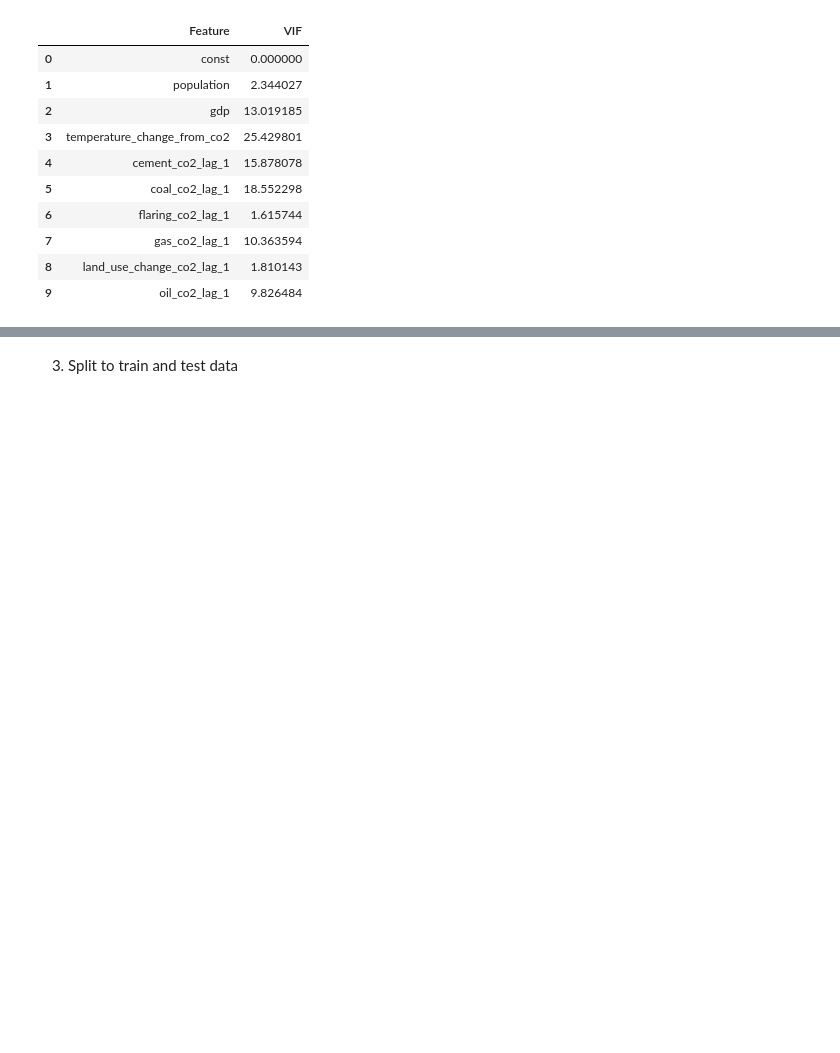
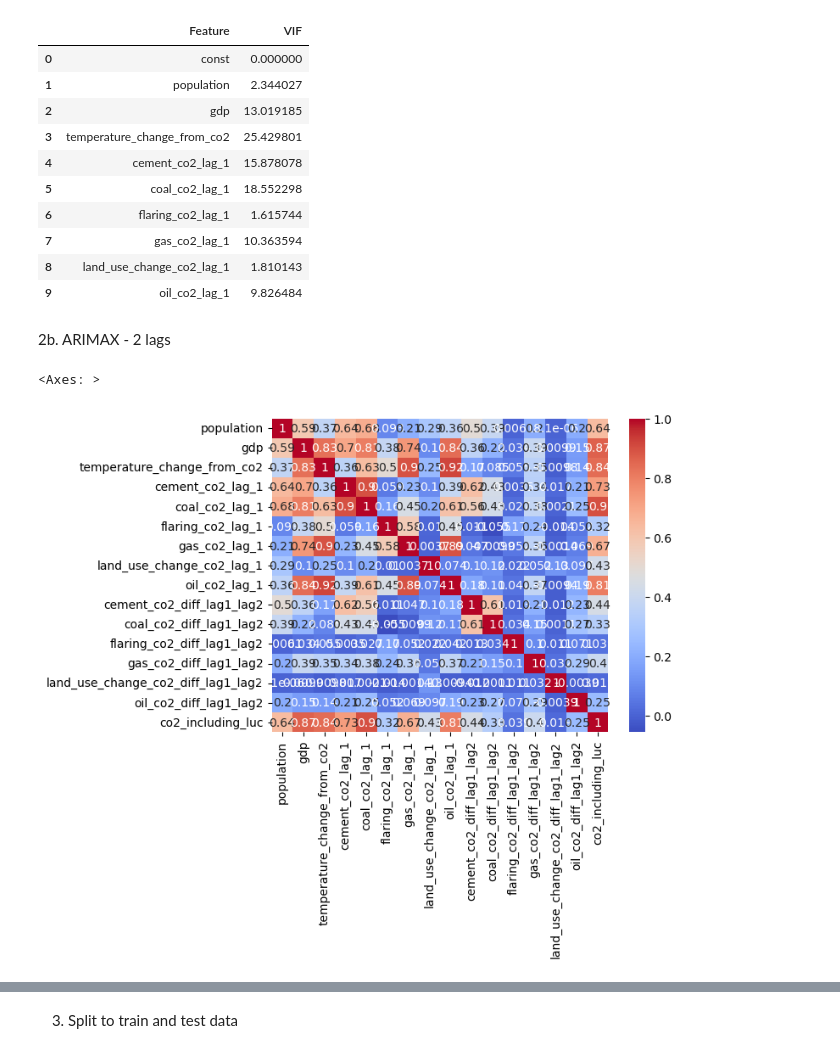
Before and after one commit to Bealtaine16/CO2_Emission, a Jupyter notebook: src_new/0_data_preprocessing.ipynb, the cells around one changed output, grey strips where cells are left out. Drawn from its saved outputs; the diff is of its cells as text; code cells hidden in the pictures; blank space fills up the shorter version.

```diff
--- a/src_new/0_data_preprocessing.ipynb
+++ b/src_new/0_data_preprocessing.ipynb
@@ -55,3 +72,7 @@ arimax_df
 | 2021 | Vietnam | 97468024.0 | 7.719120e+11 | 0.006 | 60.066 | 215.817 | ... |
 | 2022 | Vietnam | 98186856.0 | 8.338038e+11 | 0.006 | 62.071 | 211.893 | ... |
 3954 rows × 10 columns
+# %%
+#ARIMAX with 1 lag + 1 diff
+arimax2_df = data_preparer.create_arimax_lightgbm_data(df, config.additional_index, diff_lags=[2])
+arimax2_df
@@ -123,3 +185,11 @@ vif_data
 | 7 | gas_co2_lag_1 | 10.363594 |
 | 8 | land_use_change_co2_lag_1 | 1.810143 |
 | 9 | oil_co2_lag_1 | 9.826484 |
+# %% [markdown]
+2b. ARIMAX - 2 lags
+# %%
+correlation_arimax_matrix = arimax2_df.corr()
+sns.heatmap(correlation_arimax_matrix, annot=True, cmap="coolwarm")
+# %% [output]
+<Axes: >
+[figure, added]
```
Also changed, not shown: parts of 40 cells of this notebook, 38 other files.
